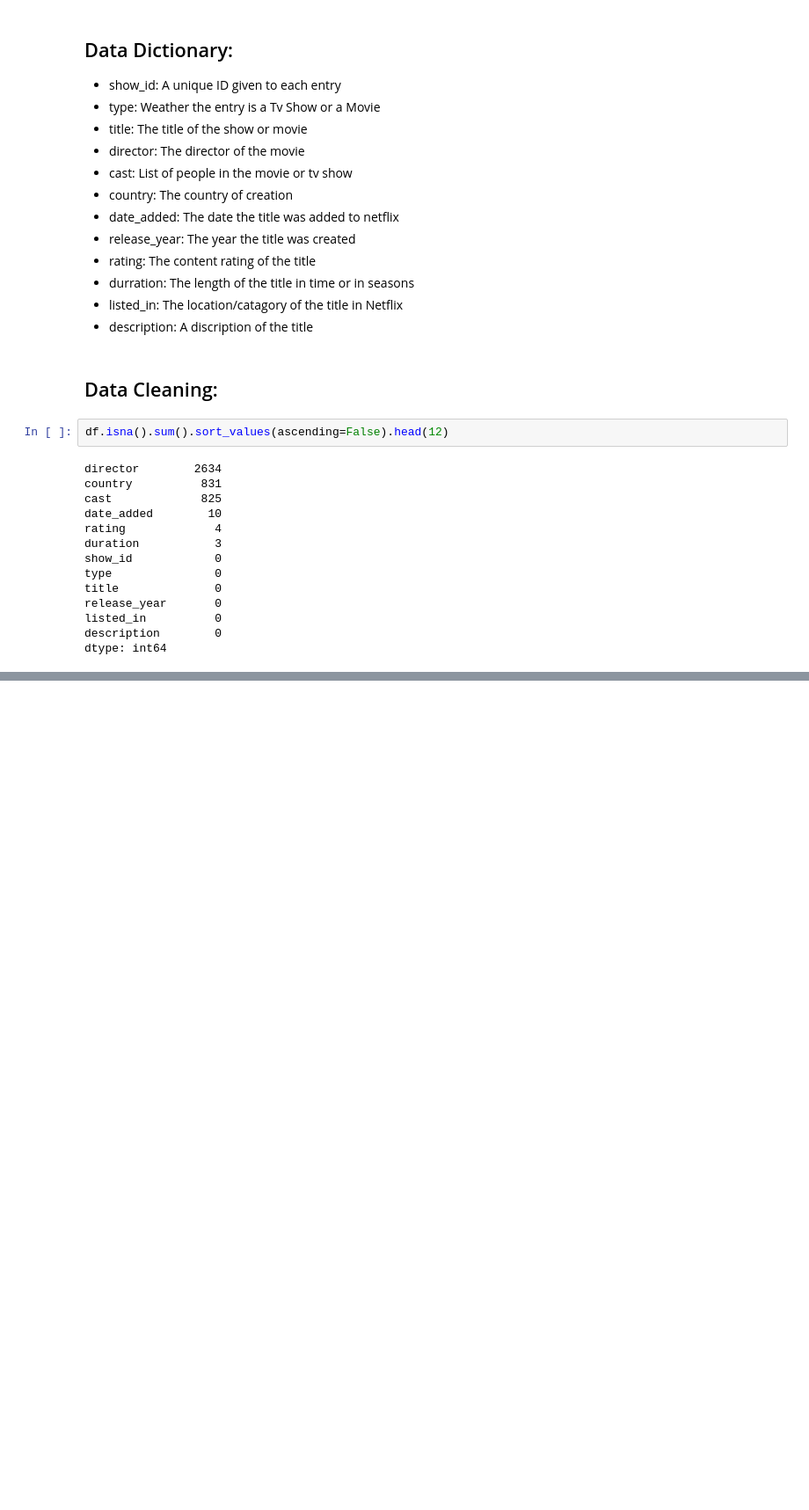
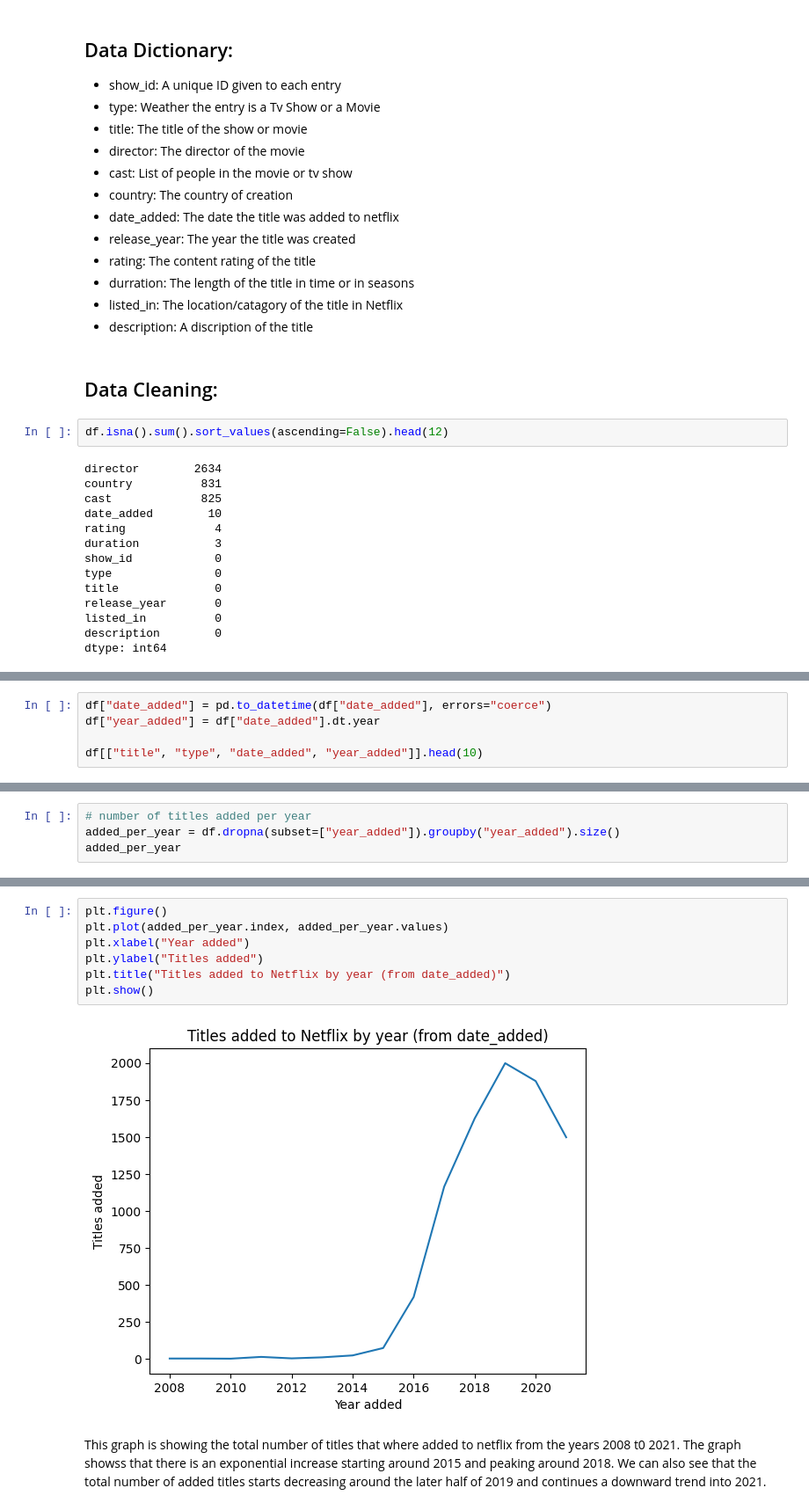
Before and after one commit to NK631/Assignment_1, a Jupyter notebook: notebooks/analysis.ipynb, the cells around one changed output, grey strips where cells are left out. Shown at 88% size. Drawn from its saved outputs; the diff is of its cells as text; blank space fills up the shorter version.

Commit message:
adding analysis and visualizations.

```diff
--- a/notebooks/analysis.ipynb
+++ b/notebooks/analysis.ipynb
@@ -148,0 +139,5 @@ dtype: int64
+# %%
+df["date_added"] = pd.to_datetime(df["date_added"], errors="coerce")
+df["year_added"] = df["date_added"].dt.year
+
+df[["title", "type", "date_added", "year_added"]].head(10)
@@ -148,0 +160,4 @@ dtype: int64
+# %%
+# number of titles added per year
+added_per_year = df.dropna(subset=["year_added"]).groupby("year_added").size()
+added_per_year
@@ -148,0 +181,11 @@ dtype: int64
+# %%
+plt.figure()
+plt.plot(added_per_year.index, added_per_year.values)
+plt.xlabel("Year added")
+plt.ylabel("Titles added")
+plt.title("Titles added to Netflix by year (from date_added)")
+plt.show()
+# %% [output]
+[figure, added]
+# %% [markdown]
+This graph is showing the total number of titles that where added to netflix from the years 2008 t0 2021. The graph showss that there is an exponential increase starting around 2015 and peaking around 2018. We can also see that the total number of added titles starts decreasing around the later half of 2019 and continues a downward trend into 2021.
```
Also changed, not shown: parts of 9 cells of this notebook.
